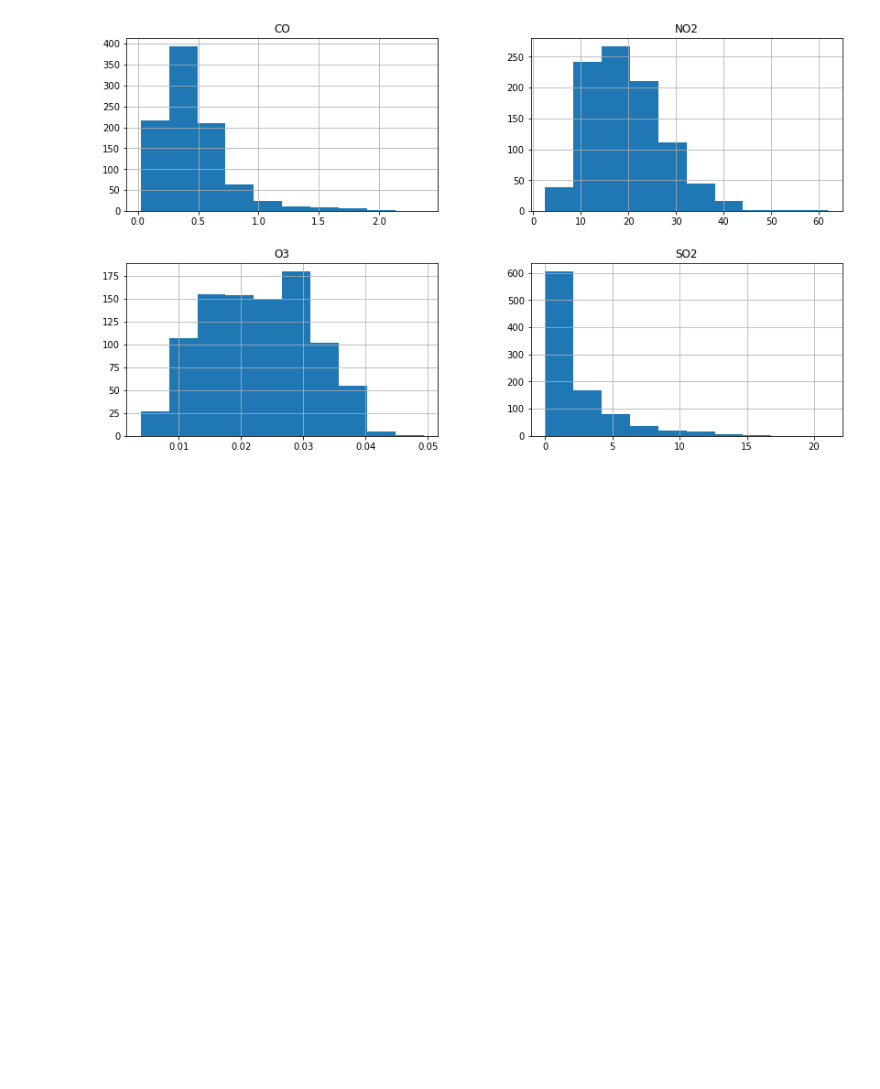
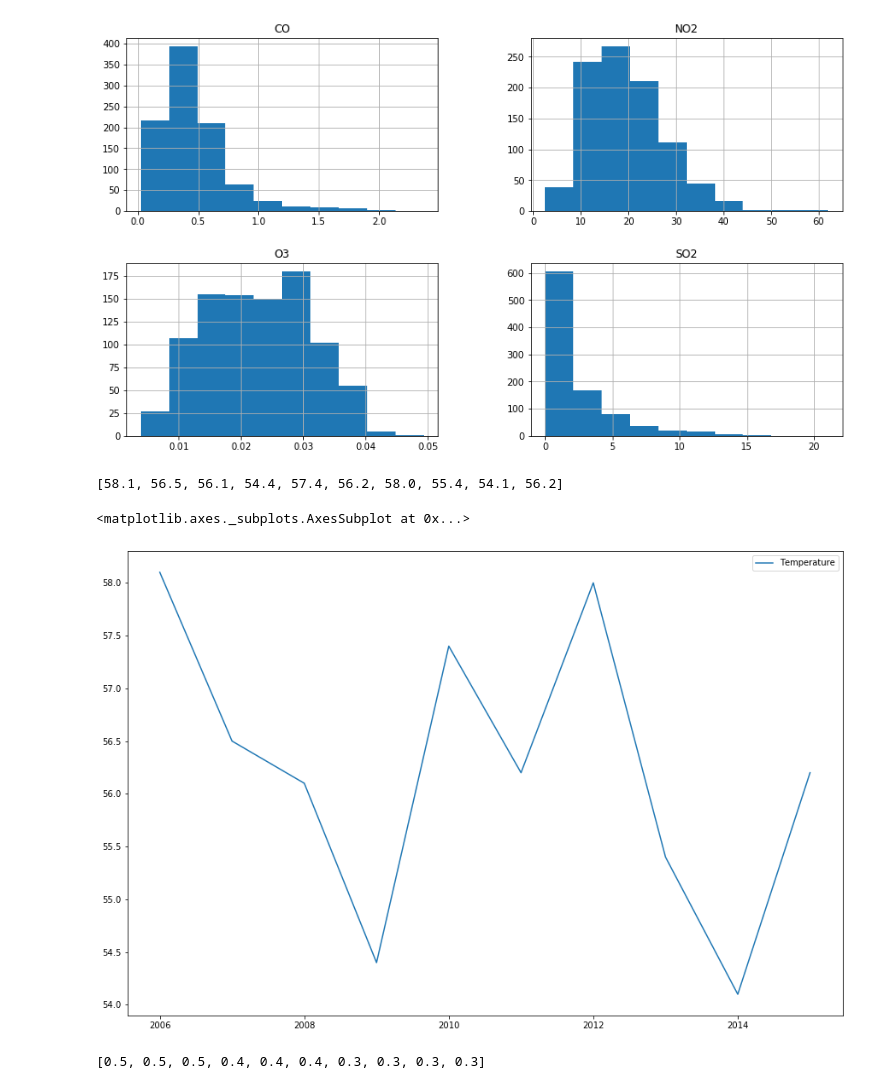
Before and after one commit to mehertech55/Climate-Change-Analysis, a Jupyter notebook: Midterm_Project.ipynb, the cells around one changed output. Drawn from its saved outputs; the diff is of its cells as text; code cells hidden in the pictures; blank space fills up the shorter version.

```diff
--- a/Midterm_Project.ipynb
+++ b/Midterm_Project.ipynb
@@ -732,3 +742,22 @@ array([[<matplotlib.axes._subplots.AxesSubplot object at 0x...>,
         <matplotlib.axes._subplots.AxesSubplot object at 0x...>]],
       dtype=object)
 [figure]
+# %%
+def mean_temp_per_city(data, year_range, city):
+    mean = []
+    for year in range(year_range[0], year_range[1]):
+        temp = data['Year'] == str(year)
+        temp = data[temp]
+        mean.append(round(temp[city].mean(), 1))
+    return mean
+# %%
+year_range = 2006,2016
+ny_data = mean_temp_per_city(temp_data, year_range, 'New York')
+ny_data
+# %% [output]
+[58.1, 56.5, 56.1, 54.4, 57.4, 56.2, 58.0, 55.4, 54.1, 56.2]
+# %%
+pd.DataFrame(ny_data, columns=['Temperature'], index=range(2006, 2016)).plot(kind='line', figsize=(15,10))
+# %% [output]
+<matplotlib.axes._subplots.AxesSubplot at 0x...>
+[figure, added]
@@ -734,0 +772,5 @@ array([[<matplotlib.axes._subplots.AxesSubplot object at 0x...>,
+# %%
+ny_gas_data = mean_gas_per_city(cities_data_test, year_range, 'New York', 'CO')
+ny_gas_data
+# %% [output]
+[0.5, 0.5, 0.5, 0.4, 0.4, 0.4, 0.3, 0.3, 0.3, 0.3]
```
Also changed, not shown: parts of 10 cells of this notebook, 8 other files.
